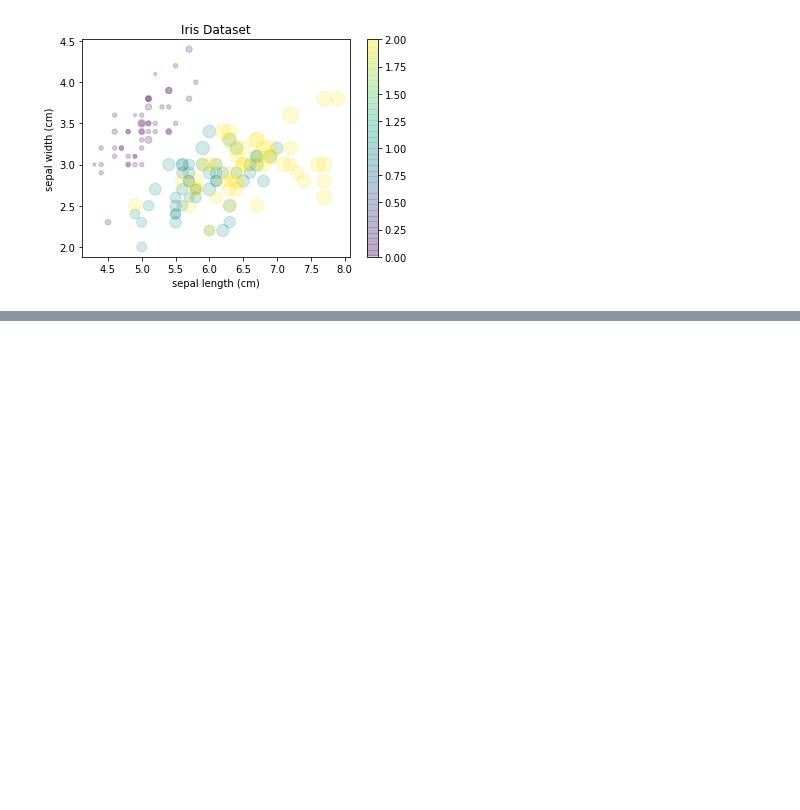
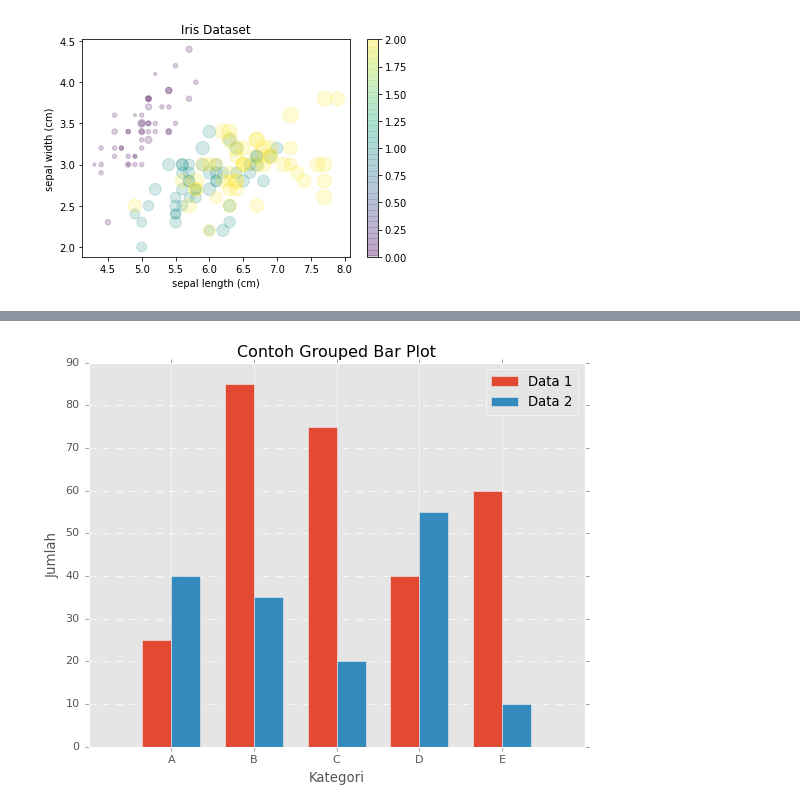
Before and after one commit to medievalgoose/matplotlib, a Jupyter notebook: Matplotlib-Week5.ipynb, the cells around one changed output, grey strips where cells are left out. Saved outputs shown, nothing was run; the diff lists cells and outputs as text; code cells hidden in the pictures; blank space fills up the shorter version.

```diff
--- a/Matplotlib-Week5.ipynb
+++ b/Matplotlib-Week5.ipynb
@@ -177,0 +245,5 @@ plt.show()
+# %%
+style.use('ggplot') #Untuk menggunakan style yang tersedia.
+gambar_barplot()
+# %% [output]
+[figure, added]
```
Also changed, not shown: parts of 10 cells of this notebook.
